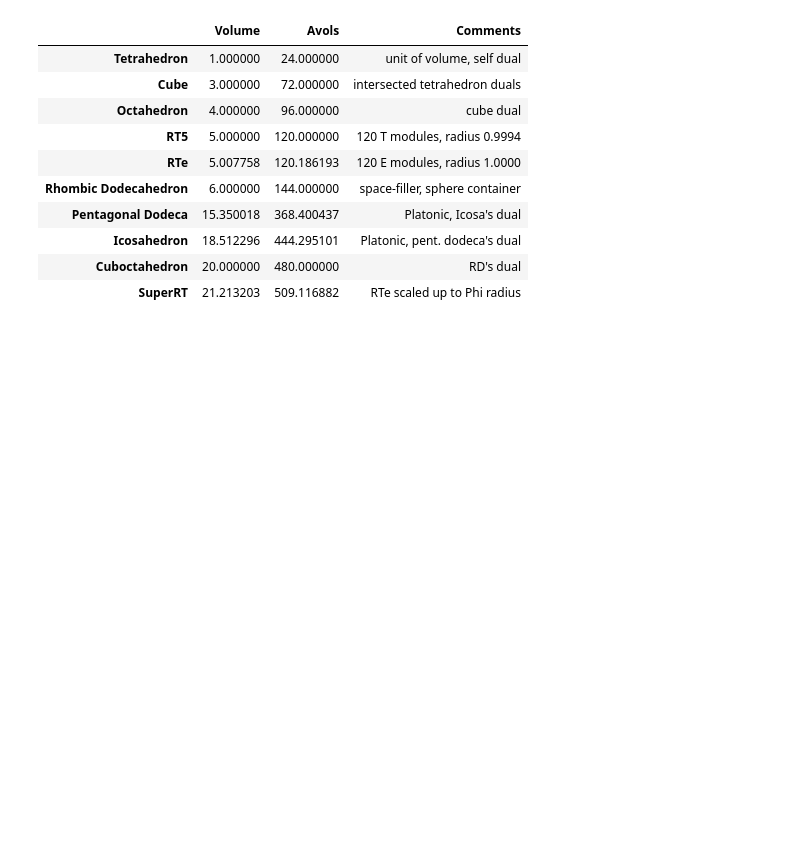
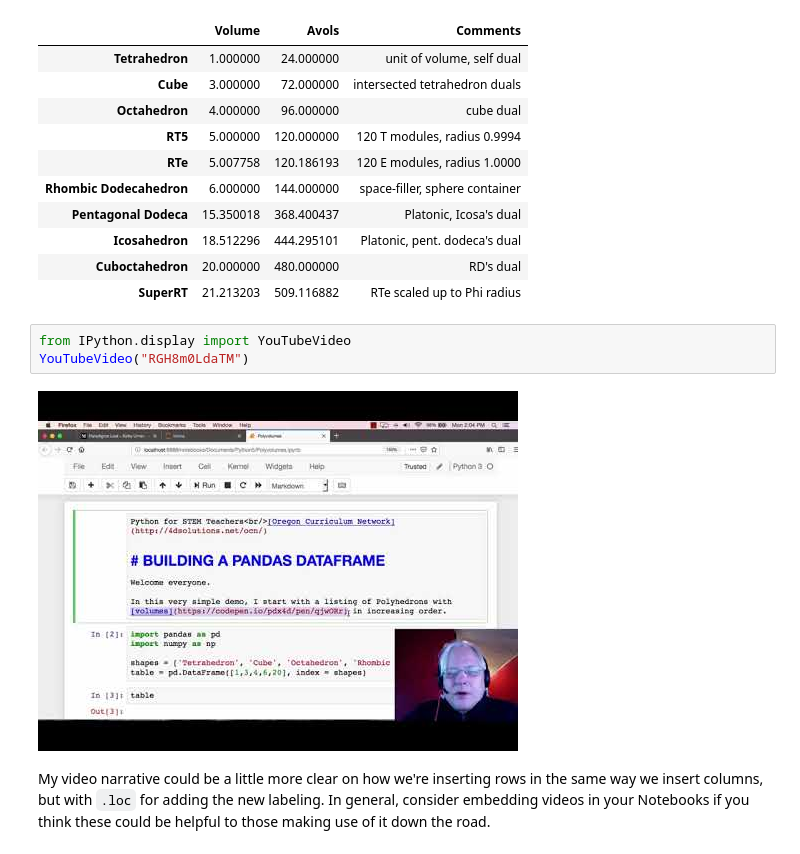
Before and after one commit to 4dsolutions/Python5, a Jupyter notebook: Polyvolumes.ipynb, the cells around one changed output. Saved outputs shown, nothing was run; the diff lists cells and outputs as text; blank space fills up the shorter version.

````diff
--- a/Polyvolumes.ipynb
+++ b/Polyvolumes.ipynb
@@ -200,3 +200,10 @@ byvolume
 | Icosahedron | 18.512296 | 444.295101 | Platonic, pent. dodeca's dual |
 | Cuboctahedron | 20.000000 | 480.000000 | RD's dual |
 | SuperRT | 21.213203 | 509.116882 | RTe scaled up to Phi radius |
+# %%
+from IPython.display import YouTubeVideo
+YouTubeVideo("RGH8m0LdaTM")
+# %% [output]
+[figure, added]
+# %% [markdown]
+My video narrative could be a little more clear on how we're inserting rows in the same way we insert columns, but with ```.loc``` for adding the new labeling.  In general, consider embedding videos in your Notebooks if you think these could be helpful to those making use of it down the road.
````
Also changed, not shown: parts of 1 cell of this notebook.
